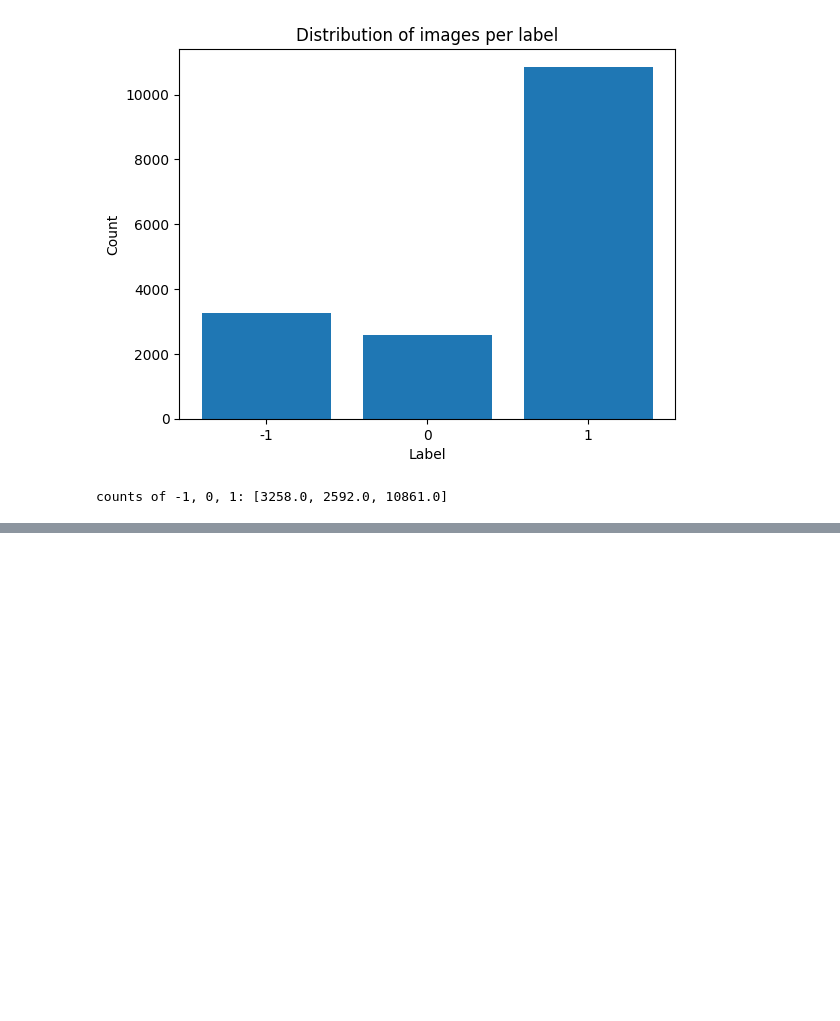
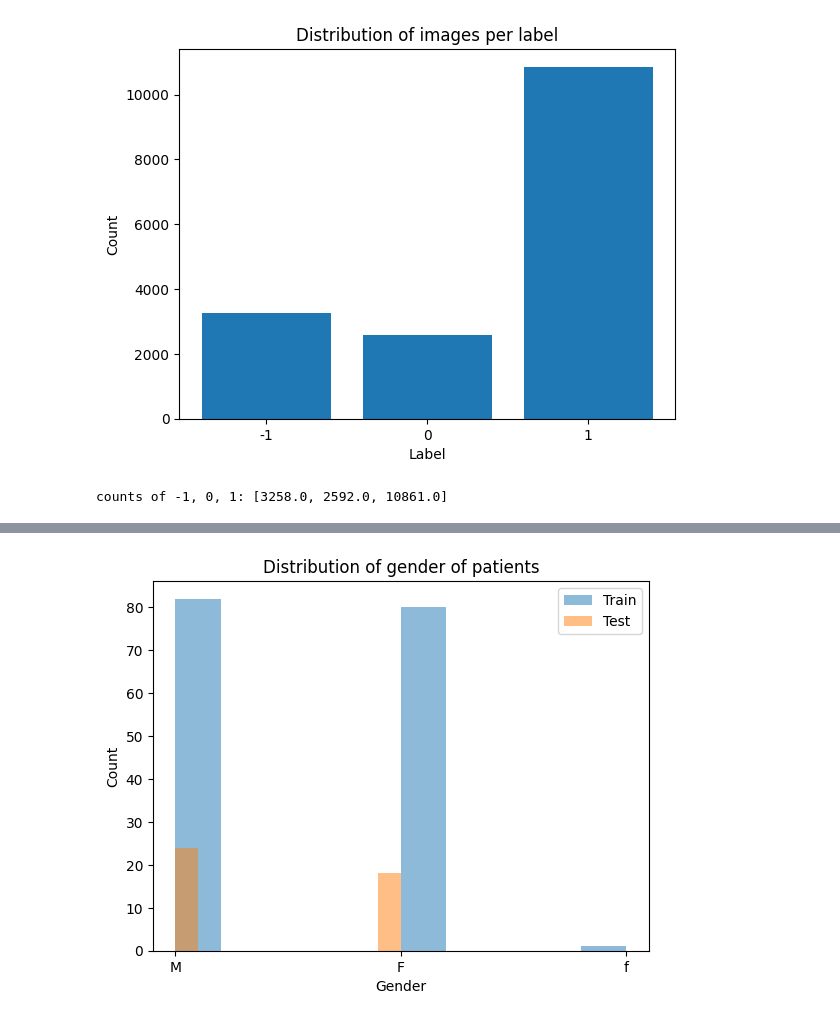
Before and after one commit to clementw168/Lymphocytosis-classification, a Jupyter notebook: data_exploration.ipynb, the cells around one changed output, grey strips where cells are left out. Cells and saved outputs as stored; diff of their text form; code cells hidden in the pictures; blank space fills up the shorter version.

```diff
--- a/data_exploration.ipynb
+++ b/data_exploration.ipynb
@@ -145,0 +199,11 @@ counts of -1, 0, 1: [3258.0, 2592.0, 10861.0]
+# %%
+fig, ax = plt.subplots()
+ax.hist(trainset_true["GENDER"], alpha=0.5, label="Train")
+ax.hist(testset_csv["GENDER"], alpha=0.5, label="Test")
+ax.set_xlabel("Gender")
+ax.set_ylabel("Count")
+ax.set_title("Distribution of gender of patients")
+ax.legend()
+plt.show()
+# %% [output]
+[figure, added]
```
Also changed, not shown: parts of 6 cells of this notebook, 2 other files.
